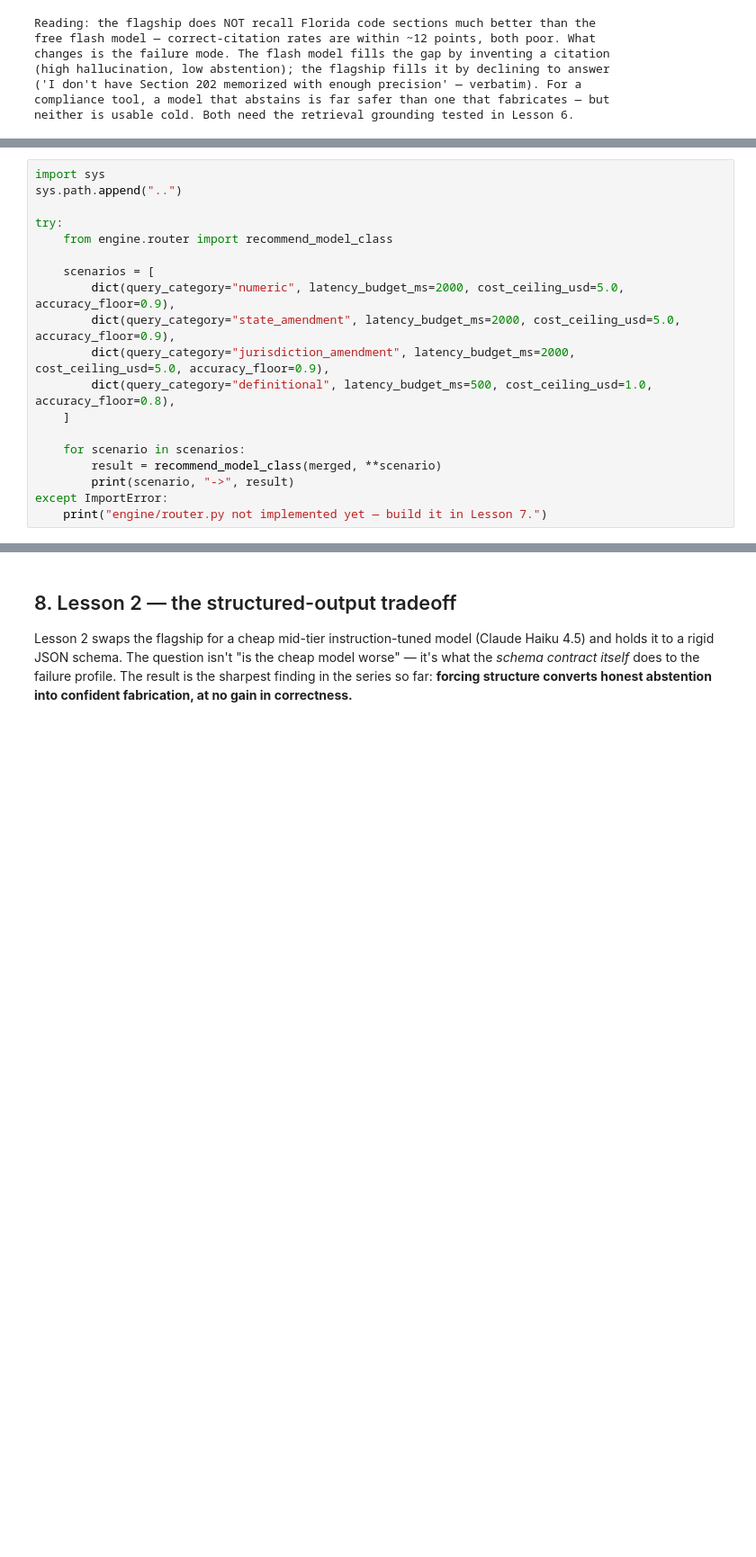
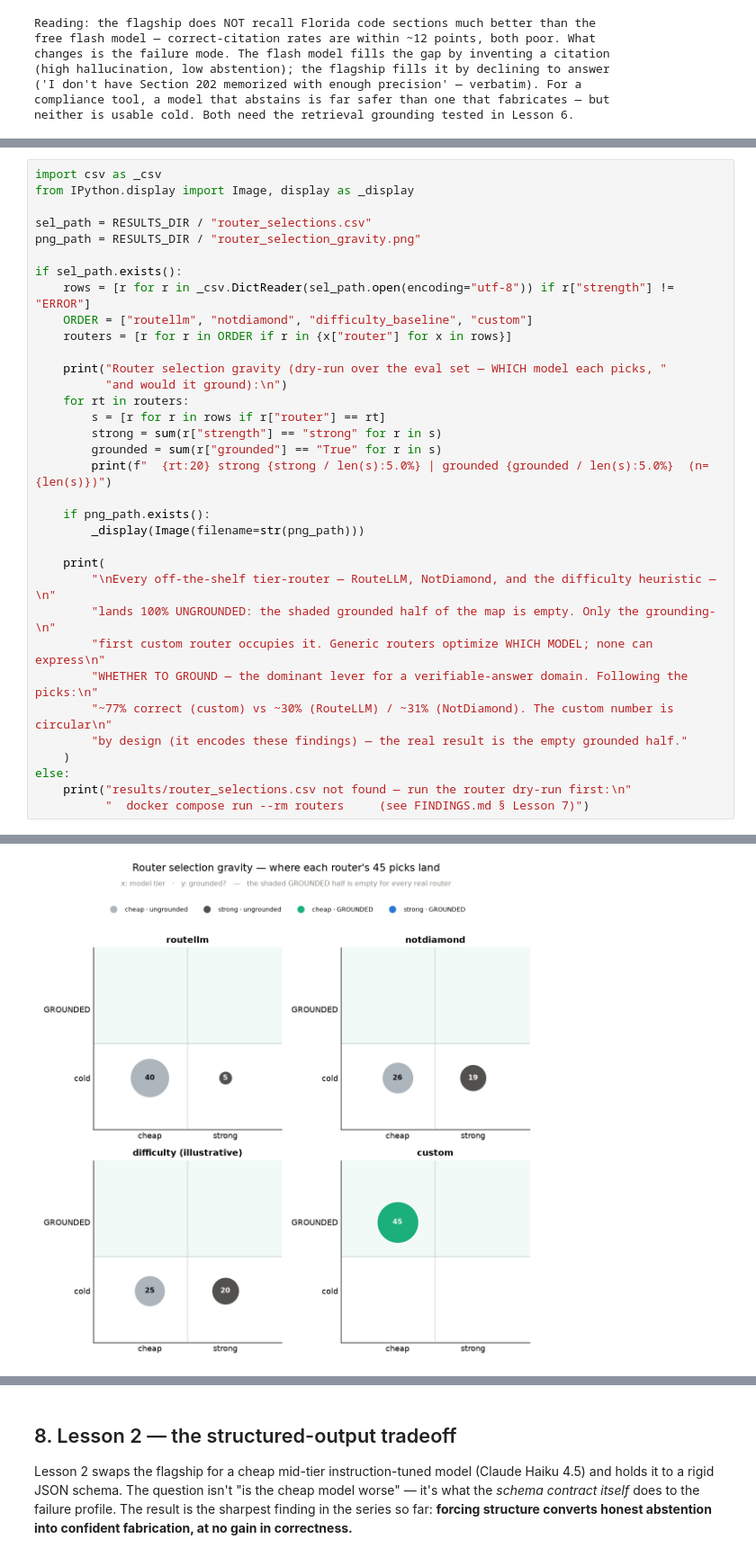
Before and after one commit to dotnetspark/fbc-model-routing-benchmark, a Jupyter notebook: analysis/benchmark_report.ipynb, the cells around one changed output, grey strips where cells are left out. Shown at 90% size. Saved outputs shown, nothing was run; the diff lists cells and outputs as text; blank space fills up the shorter version.

```diff
--- a/analysis/benchmark_report.ipynb
+++ b/analysis/benchmark_report.ipynb
@@ -510,20 +565,35 @@ Runs the Lesson 7 `recommend_model_class` function against a few representative
 # %%
-import sys
-sys.path.append("..")
+import csv as _csv
+from IPython.display import Image, display as _display
 
-try:
-    from engine.router import recommend_model_class
+sel_path = RESULTS_DIR / "router_selections.csv"
+png_path = RESULTS_DIR / "router_selection_gravity.png"
 
-    scenarios = [
-        dict(query_category="numeric", latency_budget_ms=2000, cost_ceiling_usd=5.0, accuracy_floor=0.9),
-        dict(query_category="state_amendment", latency_budget_ms=2000, cost_ceiling_usd=5.0, accuracy_floor=0.9),
-        dict(query_category="jurisdiction_amendment", latency_budget_ms=2000, cost_ceiling_usd=5.0, accuracy_floor=0.9),
-        dict(query_category="definitional", latency_budget_ms=500, cost_ceiling_usd=1.0, accuracy_floor=0.8),
-    ]
+if sel_path.exists():
+    rows = [r for r in _csv.DictReader(sel_path.open(encoding="utf-8")) if r["strength"] != "ERROR"]
+    ORDER = ["routellm", "notdiamond", "difficulty_baseline", "custom"]
+    routers = [r for r in ORDER if r in {x["router"] for x in rows}]
 
-    for scenario in scenarios:
-        result = recommend_model_class(merged, **scenario)
-        print(scenario, "->", result)
-except ImportError:
-    print("engine/router.py not implemented yet — build it in Lesson 7.")
+    print("Router selection gravity (dry-run over the eval set — WHICH model each picks, "
+          "and would it ground):\n")
+    for rt in routers:
+        s = [r for r in rows if r["router"] == rt]
+        strong = sum(r["strength"] == "strong" for r in s)
+        grounded = sum(r["grounded"] == "True" for r in s)
+        print(f"  {rt:20} strong {strong / len(s):5.0%} | grounded {grounded / len(s):5.0%}  (n={len(s)})")
+
+    if png_path.exists():
+        _display(Image(filename=str(png_path)))
+
+    print(
+        "\nEvery off-the-shelf tier-router — RouteLLM, NotDiamond, and the difficulty heuristic —\n"
+        "lands 100% UNGROUNDED: the shaded grounded half of the map is empty. Only the grounding-\n"
+        "first custom router occupies it. Generic routers optimize WHICH MODEL; none can express\n"
+        "WHETHER TO GROUND — the dominant lever for a verifiable-answer domain. Following the picks:\n"
+        "~77% correct (custom) vs ~30% (RouteLLM) / ~31% (NotDiamond). The custom number is circular\n"
+        "by design (it encodes these findings) — the real result is the empty grounded half."
+    )
+else:
+    print("results/router_selections.csv not found — run the router dry-run first:\n"
+          "  docker compose run --rm routers     (see FINDINGS.md § Lesson 7)")
 # %% [output]
@@ -530,0 +606 @@ engine/router.py not implemented yet — build it in Lesson 7.
+[figure, added]
```
Also changed, not shown: parts of 8 cells of this notebook.
